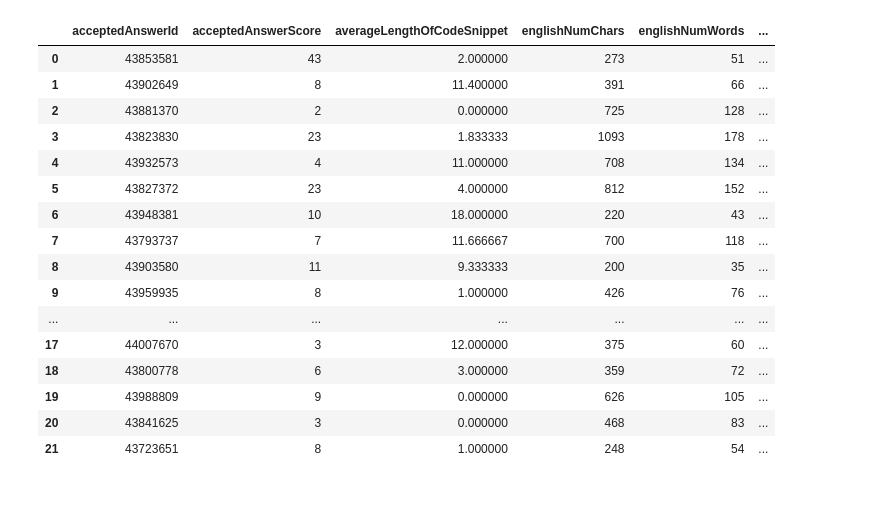
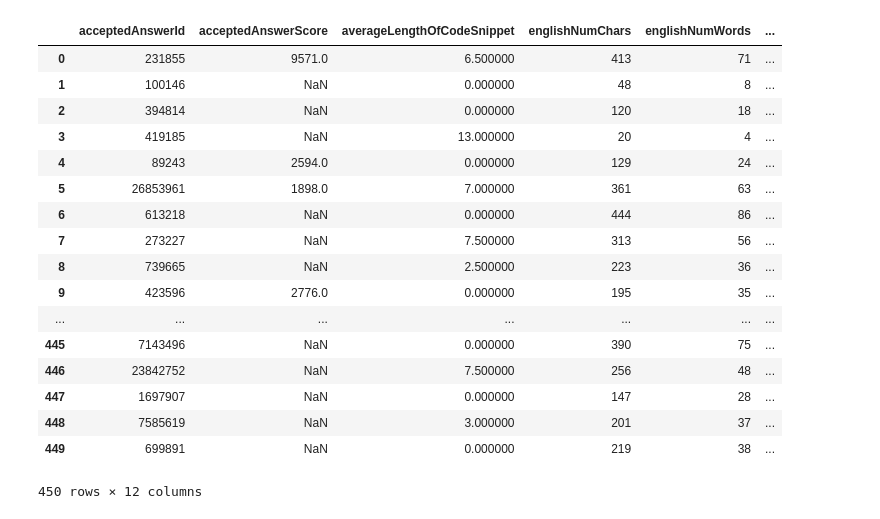
Before and after one commit to gotjennie/stackoverflowquestionanalysis, a Jupyter notebook: W7.ipynb, the cells around one changed output. Cells and saved outputs as stored; diff of their text form; code cells hidden in the pictures.

Commit message:
W7 data visualizations WIP

```diff
--- a/W7.ipynb
+++ b/W7.ipynb
@@ -6,25 +7,26 @@ import matplotlib
 import pickle
 from IPython.display import display
 # %%
-r = pickle.load(open('questionsWithAccepted.txt'))
+r = pickle.load(open('allData500.csv'))
 # pp.pprint(r)
 df = pd.DataFrame.from_dict(r)
 display(df)
 # %% [output]
 |  | acceptedAnswerId | acceptedAnswerScore | averageLengthOfCodeSnippet | englishNumChars | englishNumWords | ... |
-| 0 | 43853581 | 43 | 2.000000 | 273 | 51 | ... |
-| 1 | 43902649 | 8 | 11.400000 | 391 | 66 | ... |
-| 2 | 43881370 | 2 | 0.000000 | 725 | 128 | ... |
-| 3 | 43823830 | 23 | 1.833333 | 1093 | 178 | ... |
-| 4 | 43932573 | 4 | 11.000000 | 708 | 134 | ... |
-| 5 | 43827372 | 23 | 4.000000 | 812 | 152 | ... |
-| 6 | 43948381 | 10 | 18.000000 | 220 | 43 | ... |
-| 7 | 43793737 | 7 | 11.666667 | 700 | 118 | ... |
-| 8 | 43903580 | 11 | 9.333333 | 200 | 35 | ... |
-| 9 | 43959935 | 8 | 1.000000 | 426 | 76 | ... |
+| 0 | 231855 | 9571.0 | 6.500000 | 413 | 71 | ... |
+| 1 | 100146 | NaN | 0.000000 | 48 | 8 | ... |
+| 2 | 394814 | NaN | 0.000000 | 120 | 18 | ... |
+| 3 | 419185 | NaN | 13.000000 | 20 | 4 | ... |
+| 4 | 89243 | 2594.0 | 0.000000 | 129 | 24 | ... |
+| 5 | 26853961 | 1898.0 | 7.000000 | 361 | 63 | ... |
+| 6 | 613218 | NaN | 0.000000 | 444 | 86 | ... |
+| 7 | 273227 | NaN | 7.500000 | 313 | 56 | ... |
+| 8 | 739665 | NaN | 2.500000 | 223 | 36 | ... |
+| 9 | 423596 | 2776.0 | 0.000000 | 195 | 35 | ... |
 | ... | ... | ... | ... | ... | ... | ... |
-| 17 | 44007670 | 3 | 12.000000 | 375 | 60 | ... |
-| 18 | 43800778 | 6 | 3.000000 | 359 | 72 | ... |
-| 19 | 43988809 | 9 | 0.000000 | 626 | 105 | ... |
-| 20 | 43841625 | 3 | 0.000000 | 468 | 83 | ... |
-| 21 | 43723651 | 8 | 1.000000 | 248 | 54 | ... |
+| 445 | 7143496 | NaN | 0.000000 | 390 | 75 | ... |
+| 446 | 23842752 | NaN | 7.500000 | 256 | 48 | ... |
+| 447 | 1697907 | NaN | 0.000000 | 147 | 28 | ... |
+| 448 | 7585619 | NaN | 3.000000 | 201 | 37 | ... |
+| 449 | 699891 | NaN | 0.000000 | 219 | 38 | ... |
+450 rows × 12 columns
```
Also changed, not shown: parts of 7 cells of this notebook.
